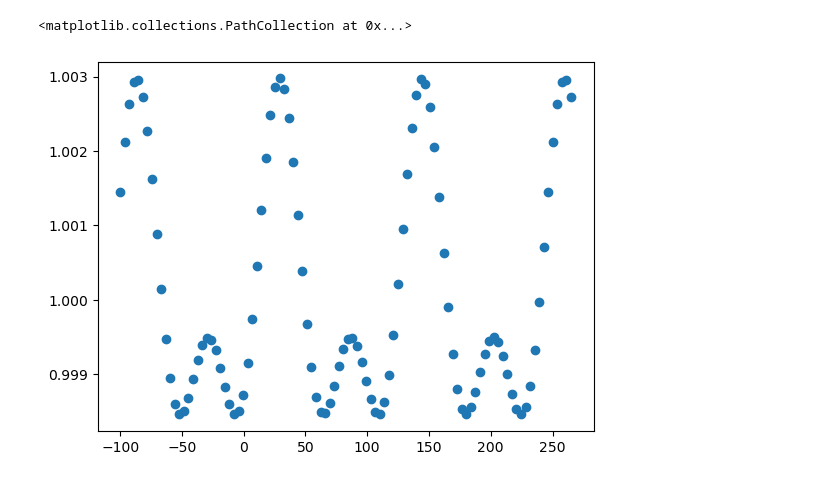
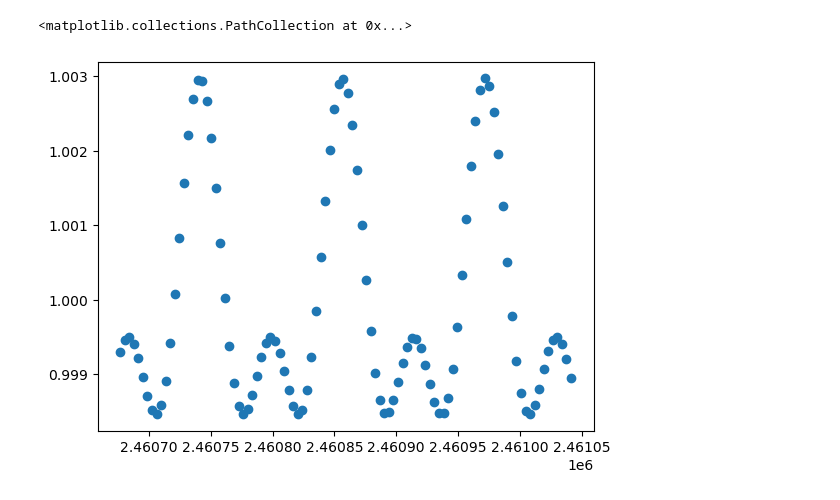
Before and after one commit to COBALT-lensing/py-self-lensing, a Jupyter notebook: demo.ipynb, the cells around one changed output. Saved outputs shown, nothing was run; the diff lists cells and outputs as text; code cells hidden in the pictures.

```diff
--- a/demo.ipynb
+++ b/demo.ipynb
@@ -15,8 +9,15 @@ mpmath.libmp.BACKEND
+# %%
+sls = SelfLensingSystem(
+    a=1 * units.AU,
+    b=0 * units.dimensionless_unscaled,
+    Macc=9*units.M_sun,
+    Mcomp=1*units.M_sun,
+    Rcomp=10*units.R_sun
+)
 # %%
 start_time = Time("2025-01-01")
 end_time = Time("2026-01-01")
-peak_time = start_time + 100 * units.day
+peak_time = Time("2025-06-01")
-# %%
-sls = SelfLensingSystem(a=1 * units.AU, b=0 * units.dimensionless_unscaled, Macc=9*units.M_sun, Mcomp=1*units.M_sun, Rcomp=10*units.R_sun)
 # %%
-lcg = LightcurveGenerator(lensing_system=sls, time_start=start_time, time_end=end_time, peak_time=peak_time)
+lcg = LightcurveGenerator(sls, start_time=start_time, end_time=end_time, peak_time=peak_time)
+rvg = RVGenerator(sls, start_time=start_time, end_time=end_time, peak_time=peak_time)
@@ -23,5 +51,5 @@ lcg = LightcurveGenerator(lensing_system=sls, time_start=start_time, time_end=en
 # %%
-pyplot.scatter(lcg.time_offsets, lcg.flux_array)
+pyplot.scatter(lcg.times.jd, lcg.flux_array)
 # %% [output]
 <matplotlib.collections.PathCollection at 0x...>
-[figure, old version]
+[figure, new version]
```
Also changed, not shown: parts of 6 cells of this notebook, 5 other files.
